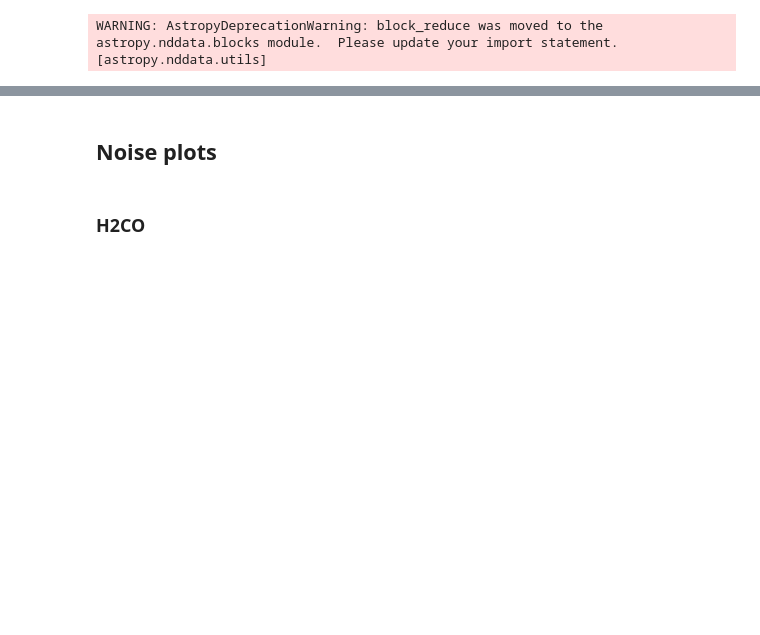
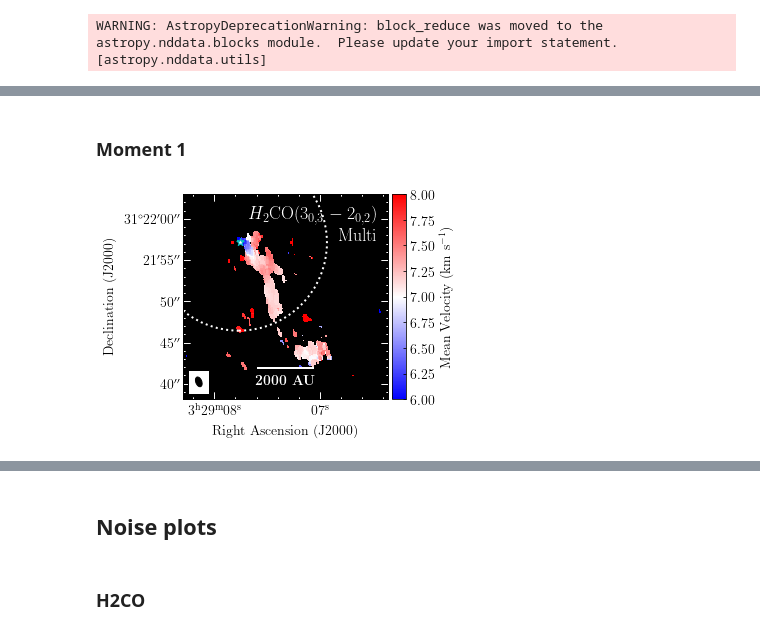
Before and after one commit to tere-valdivia/Per-emb-50_results, a Jupyter notebook: Data_figures.ipynb, the cells around one changed output, grey strips where cells are left out. Cells and saved outputs as stored; diff of their text form; code cells hidden in the pictures; blank space fills up the shorter version.

```diff
--- a/Data_figures.ipynb
+++ b/Data_figures.ipynb
@@ -92,0 +101,31 @@ if saveaction:
+# %% [markdown]
+### Moment 1
+# %%
+saveaction = 1
+filename = H2CO_303_202_s + '_fitcube_total_mom1'
+stretch = 'linear'
+cmap = 'bwr'
+nancolor = 'k'
+savefile = folder + 'H2CO_'+cleanalg+'_fitcube_total_mom1' + '_'+stretch + '.pdf'
+vmin = 6
+vmax = 8
+
+headercube = fits.getheader(filename+'.fits')
+freq = headercube['RESTFREQ'] * u.Hz
+phasecent = [headercube['ra'], headercube['dec']]
+
+fig = plot_aplpy_standard(filename+'.fits', stretch, vmin, vmax, cmap, label_col='w', star_col='c')
+# fig.recenter(phasecent[0], phasecent[1], radiusplot)
+fig.colorbar.set_axis_label_text(r'Mean Velocity (km s$^{-1}$)')
+fig.show_circles(phasecent[0], phasecent[1], (pb_noema(freq).to(u.deg)*0.5).value, ls=':', color='w', lw=2)
+
+fig.add_label(0.95,0.9, title, color='w',
+               relative=True, horizontalalignment='right', size=18)
+fig.add_label(0.95,0.80, cleanalg, color='w',
+               relative=True, horizontalalignment='right', size=18)
+fig.scalebar.set_label(r'\textbf{2000 AU}')
+fig.set_nan_color(nancolor)
+if saveaction:
+    plt.savefig(savefile, bbox_inches='tight', dpi=300)
+# %% [output]
+[figure, added]
```
Also changed, not shown: parts of 10 cells of this notebook, 5 other files.
